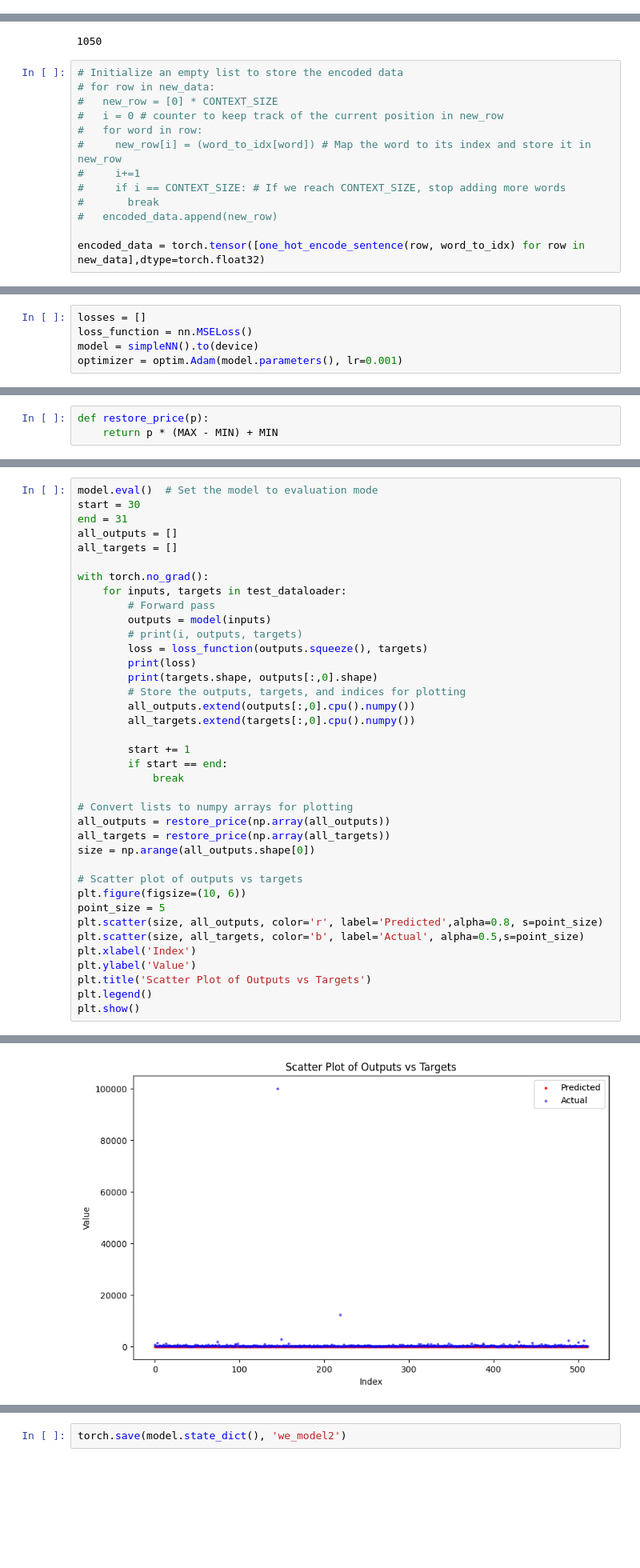
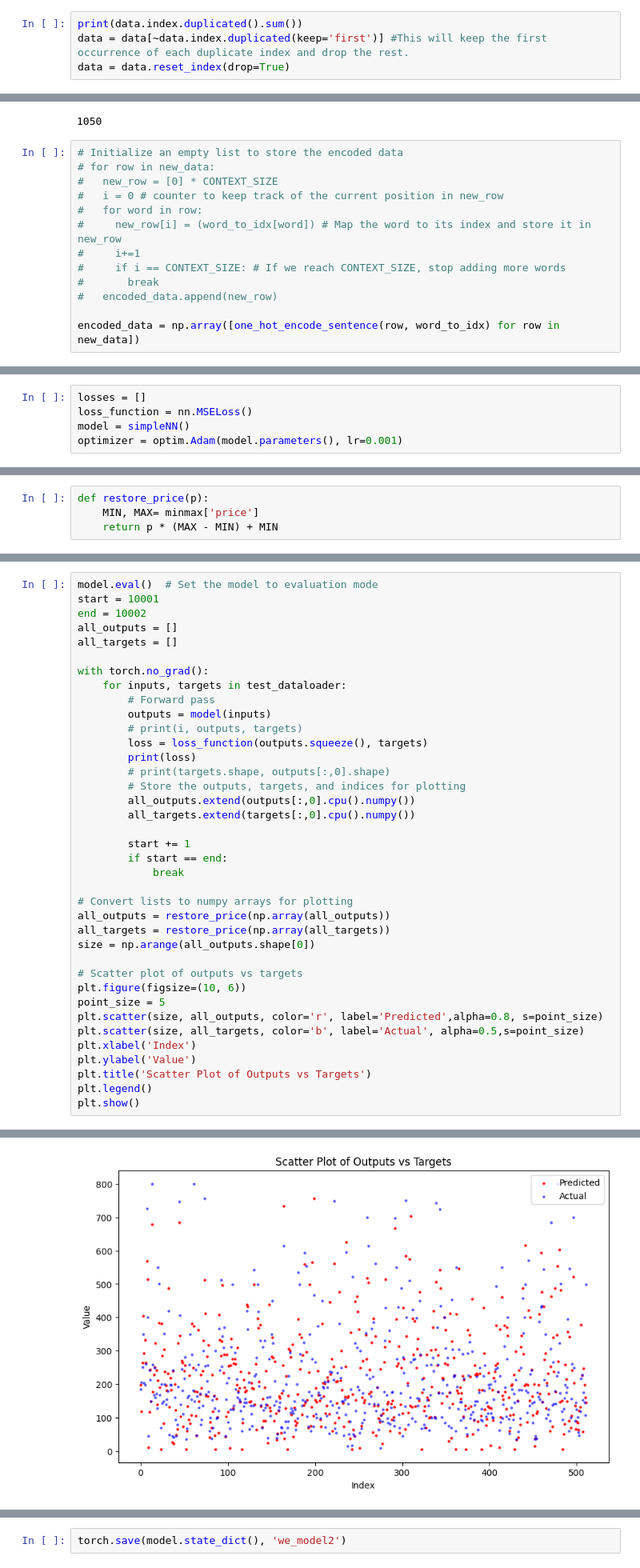
Before and after one commit to chengyuanmao819/CSE151A-GroupProject, a Jupyter notebook: word_embedding_from_scratch.ipynb, the cells around one changed output, grey strips where cells are left out. Shown: that part at 80% size. Cells and saved outputs as stored; diff of their text form; blank space fills up the shorter version.

```diff
--- a/word_embedding_from_scratch.ipynb
+++ b/word_embedding_from_scratch.ipynb
@@ -73,0 +78,4 @@ data.shape
+# %%
+print(data.index.duplicated().sum())
+data = data[~data.index.duplicated(keep='first')] #This will keep the first occurrence of each duplicate index and drop the rest.
+data = data.reset_index(drop=True)
@@ -239,4 +262,4 @@ print(max)
 #       break
 #   encoded_data.append(new_row)
 
-encoded_data = torch.tensor([one_hot_encode_sentence(row, word_to_idx) for row in new_data],dtype=torch.float32)
+encoded_data = np.array([one_hot_encode_sentence(row, word_to_idx) for row in new_data])
@@ -314,7 +329,7 @@ class simpleNN(nn.Module):
 # %%
 losses = []
 loss_function = nn.MSELoss()
-model = simpleNN().to(device)
+model = simpleNN()
 optimizer = optim.Adam(model.parameters(), lr=0.001)
 # %%
 def train_model(model, train_loader, val_loader, num_epochs=10):
@@ -463,5 +478,6 @@ Index: 37463, Word: restaurant
 # %%
 def restore_price(p):
+    MIN, MAX= minmax['price']
     return p * (MAX - MIN) + MIN
 # %%
 vocabs_list = list(vocabs)
@@ -510,7 +509,7 @@ print(restore_price(b[0].item()))
 # %%
 model.eval()  # Set the model to evaluation mode
-start = 30
-end = 31
+start = 10001
+end = 10002
 all_outputs = []
 all_targets = []
 
@@ -521,7 +520,7 @@ with torch.no_grad():
         # print(i, outputs, targets)
         loss = loss_function(outputs.squeeze(), targets)
         print(loss)
-        print(targets.shape, outputs[:,0].shape)
+        # print(targets.shape, outputs[:,0].shape)
         # Store the outputs, targets, and indices for plotting
         all_outputs.extend(outputs[:,0].cpu().numpy())
         all_targets.extend(targets[:,0].cpu().numpy())
@@ -551,4 +549,4 @@ torch.Size([512, 10]) torch.Size([512])
-[figure, old version]
+[figure, new version]
 # %%
 # Scatter plot of all_outputs vs all_targets
 plt.figure(figsize=(10, 6))
```
Also changed, not shown: parts of 20 cells of this notebook.
